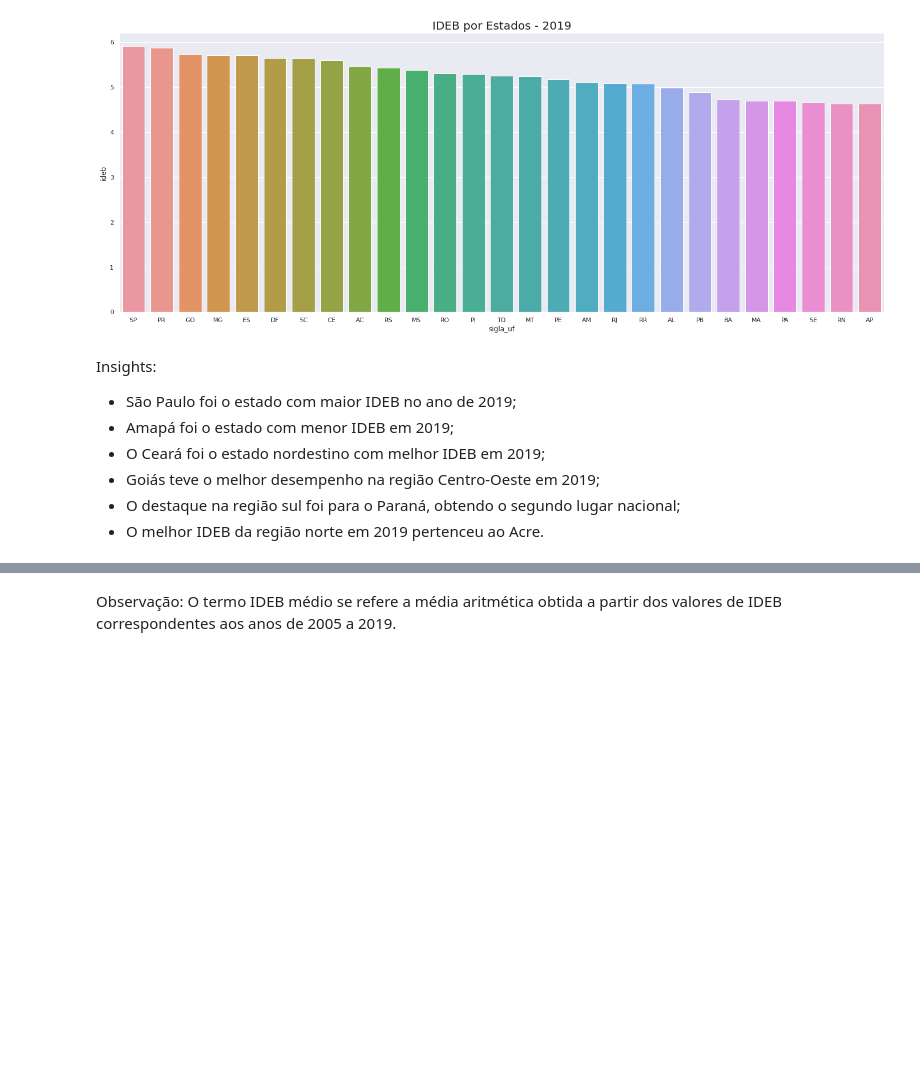
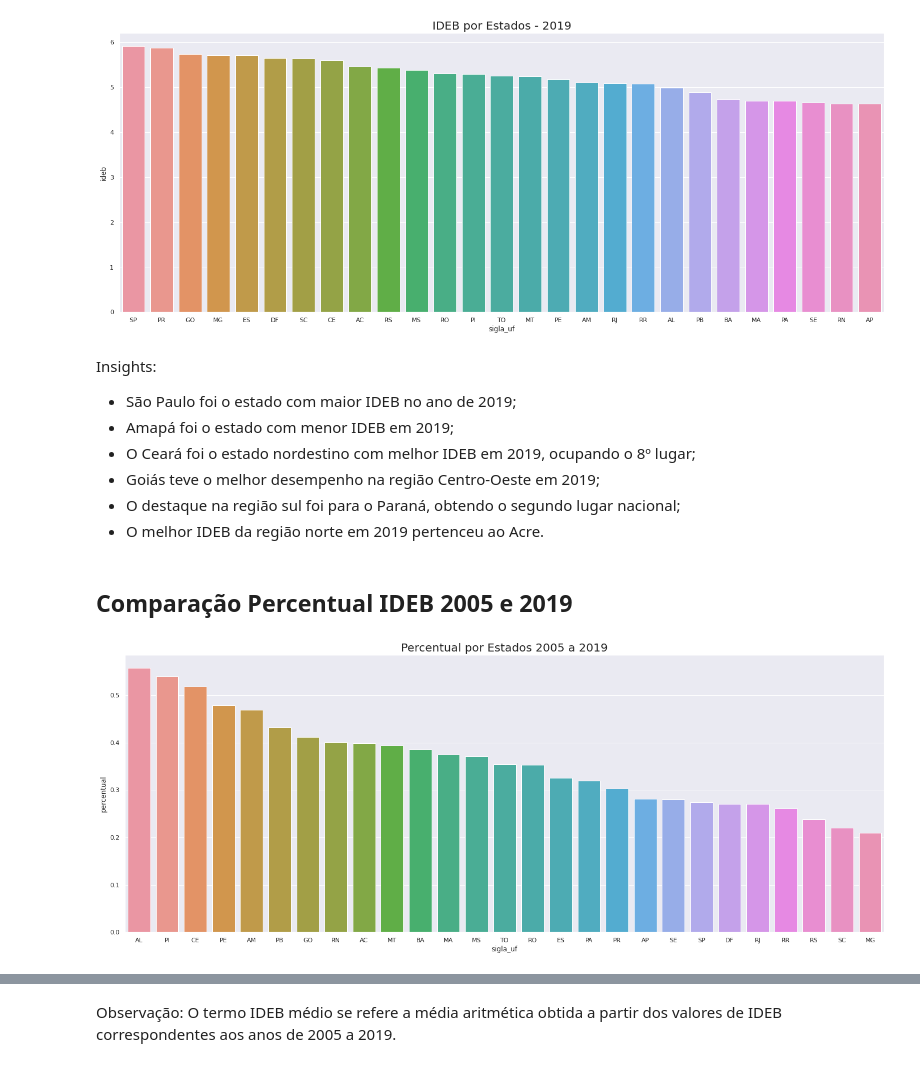
Before and after one commit to gustavolenin/-ndice-de-Desenvolvimento-da-Educa-o-B-sica-Ideb-, a Jupyter notebook: Índice_de_Desenvolvimento_da_Educação_Básica_(Ideb).ipynb, the cells around one changed output, grey strips where cells are left out. Cells and saved outputs as stored; diff of their text form; code cells hidden in the pictures; blank space fills up the shorter version.

```diff
--- a/Índice_de_Desenvolvimento_da_Educação_Básica_(Ideb).ipynb
+++ b/Índice_de_Desenvolvimento_da_Educação_Básica_(Ideb).ipynb
@@ -722,7 +739,15 @@ sns.barplot(data=data_uf_2019,x='sigla_uf',y='ideb').set_title('IDEB por Estados
 Insights:
 * São Paulo foi o estado com maior IDEB no ano de 2019;
 * Amapá foi o estado com menor IDEB em 2019;
-* O Ceará foi o estado nordestino com melhor IDEB em 2019;
+* O Ceará foi o estado nordestino com melhor IDEB em 2019, ocupando o 8º lugar;
 * Goiás teve o melhor desempenho na região Centro-Oeste em 2019;
 * O destaque na região sul foi para o Paraná, obtendo o segundo lugar nacional;
 * O melhor IDEB da região norte em 2019 pertenceu ao Acre.
+# %% [markdown]
+## Comparação Percentual IDEB 2005 e 2019
+# %%
+df = data_uf_2005.copy()
+df['percentual'] = (data_uf_2019.ideb - data_uf_2005.ideb)/data_uf_2005.ideb
+sns.barplot(data=df.sort_values(by='percentual', ascending = False),x='sigla_uf',y='percentual').set_title('Percentual por Estados 2005 a 2019',size=20);
+# %% [output]
+[figure, added]
```
Also changed, not shown: parts of 6 cells of this notebook.
